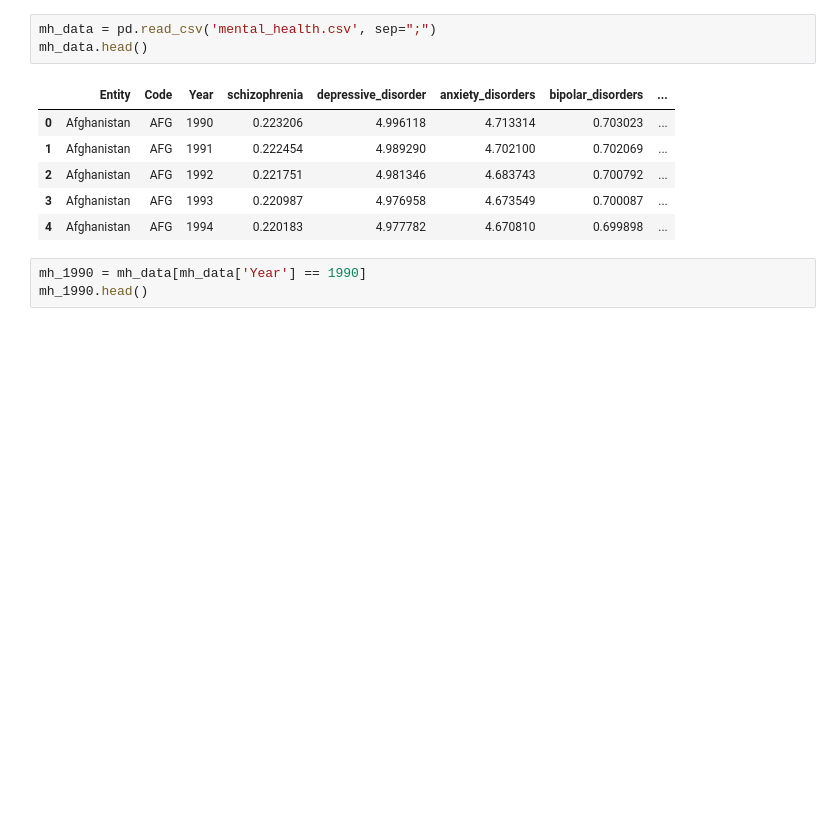
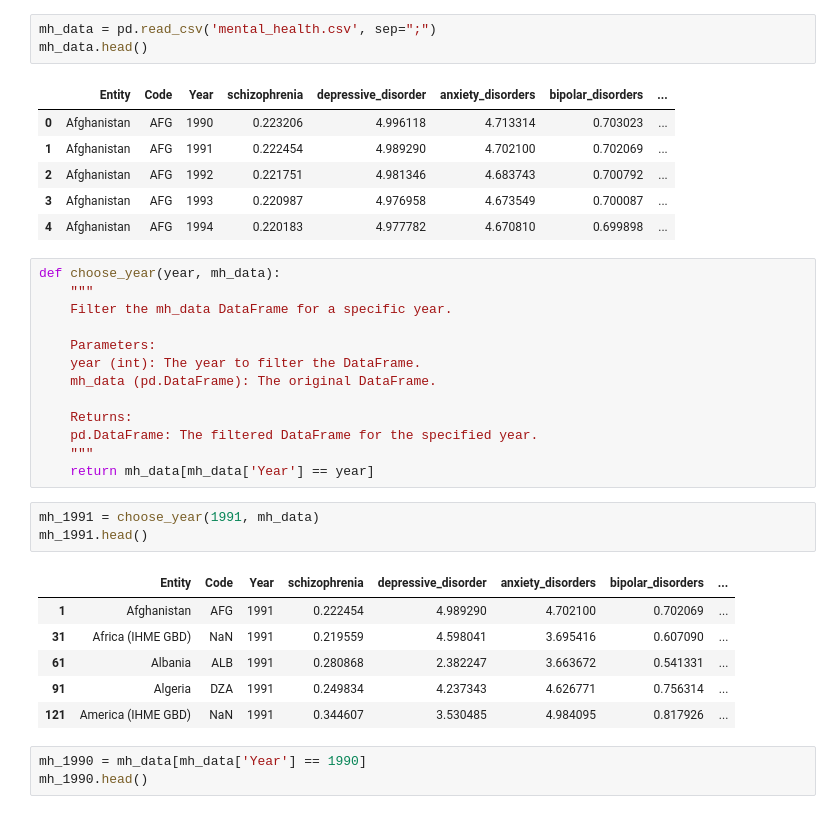
Before and after one commit to FloHoliday/DVIZ_Project, a Jupyter notebook: world_map.ipynb, the cells around one changed output. Saved outputs shown, nothing was run; the diff lists cells and outputs as text; blank space fills up the shorter version.

```diff
--- a/world_map.ipynb
+++ b/world_map.ipynb
@@ -19,6 +16,29 @@ mh_data.head()
 | 2 | Afghanistan | AFG | 1992 | 0.221751 | 4.981346 | 4.683743 | 0.700792 | ... |
 | 3 | Afghanistan | AFG | 1993 | 0.220987 | 4.976958 | 4.673549 | 0.700087 | ... |
 | 4 | Afghanistan | AFG | 1994 | 0.220183 | 4.977782 | 4.670810 | 0.699898 | ... |
+# %%
+def choose_year(year, mh_data):
+    """
+    Filter the mh_data DataFrame for a specific year.
+
+    Parameters:
+    year (int): The year to filter the DataFrame.
+    mh_data (pd.DataFrame): The original DataFrame.
+
+    Returns:
+    pd.DataFrame: The filtered DataFrame for the specified year.
+    """
+    return mh_data[mh_data['Year'] == year]
+# %%
+mh_1991 = choose_year(1991, mh_data)
+mh_1991.head()
+# %% [output]
+|  | Entity | Code | Year | schizophrenia | depressive_disorder | anxiety_disorders | bipolar_disorders | ... |
+| 1 | Afghanistan | AFG | 1991 | 0.222454 | 4.989290 | 4.702100 | 0.702069 | ... |
+| 31 | Africa (IHME GBD) | NaN | 1991 | 0.219559 | 4.598041 | 3.695416 | 0.607090 | ... |
+| 61 | Albania | ALB | 1991 | 0.280868 | 2.382247 | 3.663672 | 0.541331 | ... |
+| 91 | Algeria | DZA | 1991 | 0.249834 | 4.237343 | 4.626771 | 0.756314 | ... |
+| 121 | America (IHME GBD) | NaN | 1991 | 0.344607 | 3.530485 | 4.984095 | 0.817926 | ... |
 # %%
 mh_1990 = mh_data[mh_data['Year'] == 1990]
 mh_1990.head()
```
Also changed, not shown: parts of 14 cells of this notebook.
